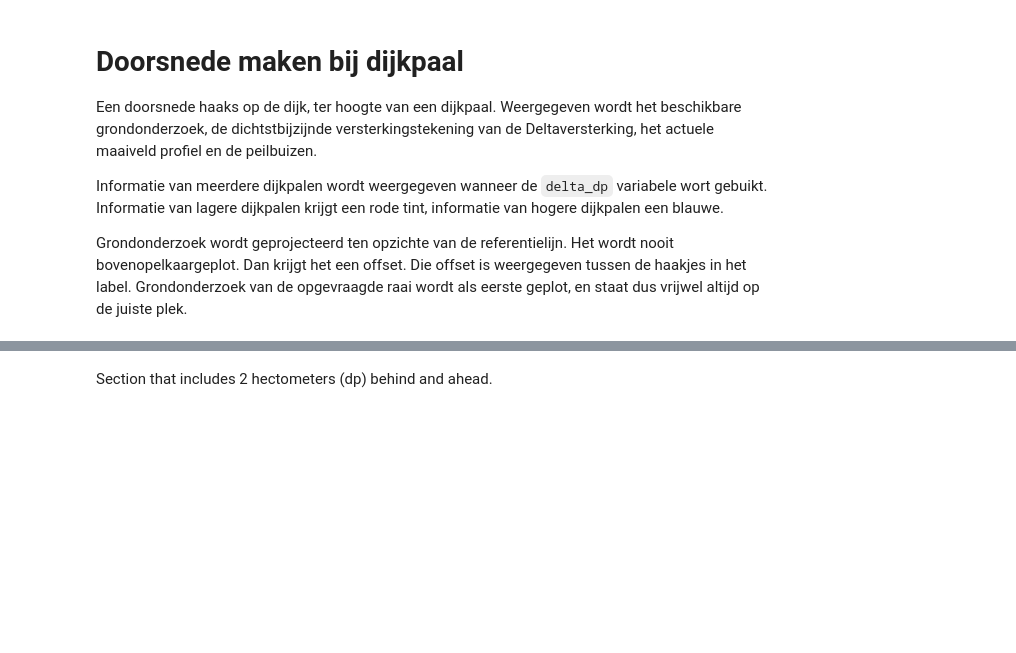
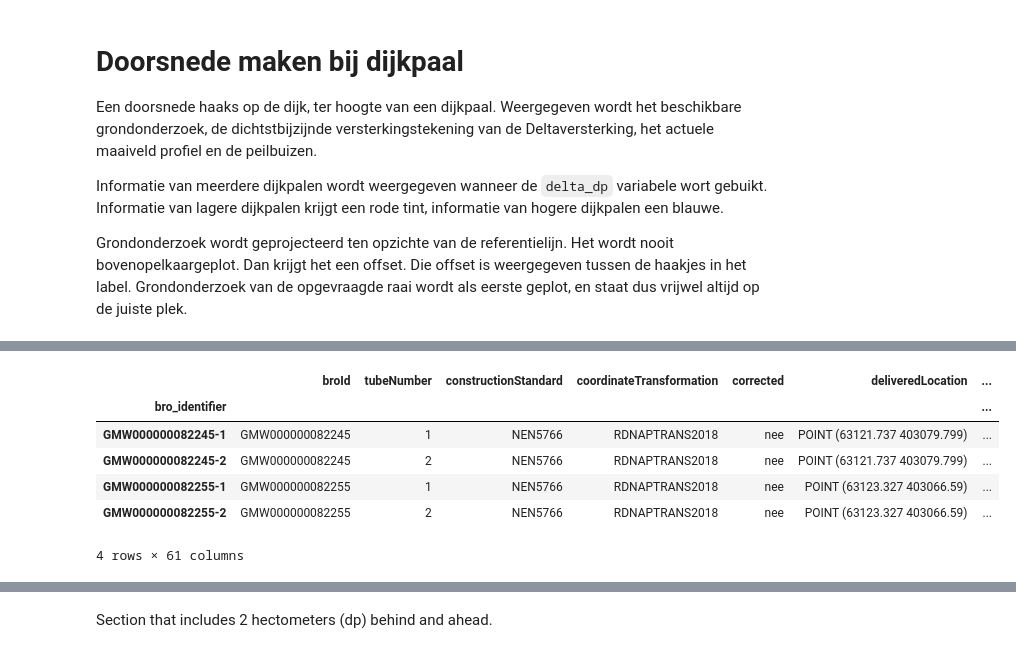
Before and after one commit to scheldestromen/dijkzicht, a Jupyter notebook: docs/examples/N27-2.ipynb, the cells around one changed output, grey strips where cells are left out. Cells and saved outputs as stored; diff of their text form; code cells hidden in the pictures; blank space fills up the shorter version.

```diff
--- a/docs/examples/N27-2.ipynb
+++ b/docs/examples/N27-2.ipynb
@@ -195,0 +172,37 @@ INFO:kaleido.kaleido:Exiting Kaleido/Choreo
+# %%
+dp_center = 820
+delta_dp = 1
+
+df_gmws['position'] = 'broloket'
+df_gmws = df_gmws.rename(columns={'screenTopPosition': 'screen_top',
+                        'screenBottomPosition': 'screen_bottom',})
+
+df_plot = df_gmws.loc[df_gmws.dp.between(
+            dp_center - delta_dp, dp_center + delta_dp) & (df_gmws.region == region)].copy()
+
+# Extract the number of zeros after the first three characters (e.g., after 'GMW')
+min_padding_zeros = (
+    df_plot.index.str[3:]
+    .str.extract(r'^(0+)')[0]
+    .str.len()
+    .min()
+)
+print("Minimum number of padding zeros in index:", min_padding_zeros)
+
+df_plot['label'] = df_plot.index.str.replace(
+    r'^(GMW)(0{%d})' % min_padding_zeros, r'\1', regex=True
+)
+
+
+gl.create_figure_for_dp(
+    dp_center,
+    df_section,
+    geoprofile_cols,
+    df_profiles,
+    oc_gwl,
+    df_gmws=df_plot,
+    delta_dp=delta_dp,
+    plot_gwl=True,
+    plot_path=PLOT_PATH,
+    ylims_upper=[-4, 7]
+    )
@@ -195,0 +246,10 @@ INFO:kaleido.kaleido:Exiting Kaleido/Choreo
+# %%
+df_plot
+# %% [output]
+|  | broId | tubeNumber | constructionStandard | coordinateTransformation | corrected | deliveredLocation | ... |
+| bro_identifier |  |  |  |  |  |  | ... |
+| GMW000000082245-1 | GMW000000082245 | 1 | NEN5766 | RDNAPTRANS2018 | nee | POINT (63121.737 403079.799) | ... |
+| GMW000000082245-2 | GMW000000082245 | 2 | NEN5766 | RDNAPTRANS2018 | nee | POINT (63121.737 403079.799) | ... |
+| GMW000000082255-1 | GMW000000082255 | 1 | NEN5766 | RDNAPTRANS2018 | nee | POINT (63123.327 403066.59) | ... |
+| GMW000000082255-2 | GMW000000082255 | 2 | NEN5766 | RDNAPTRANS2018 | nee | POINT (63123.327 403066.59) | ... |
+4 rows × 61 columns
```
Also changed, not shown: parts of 8 cells of this notebook, 2 other files.
